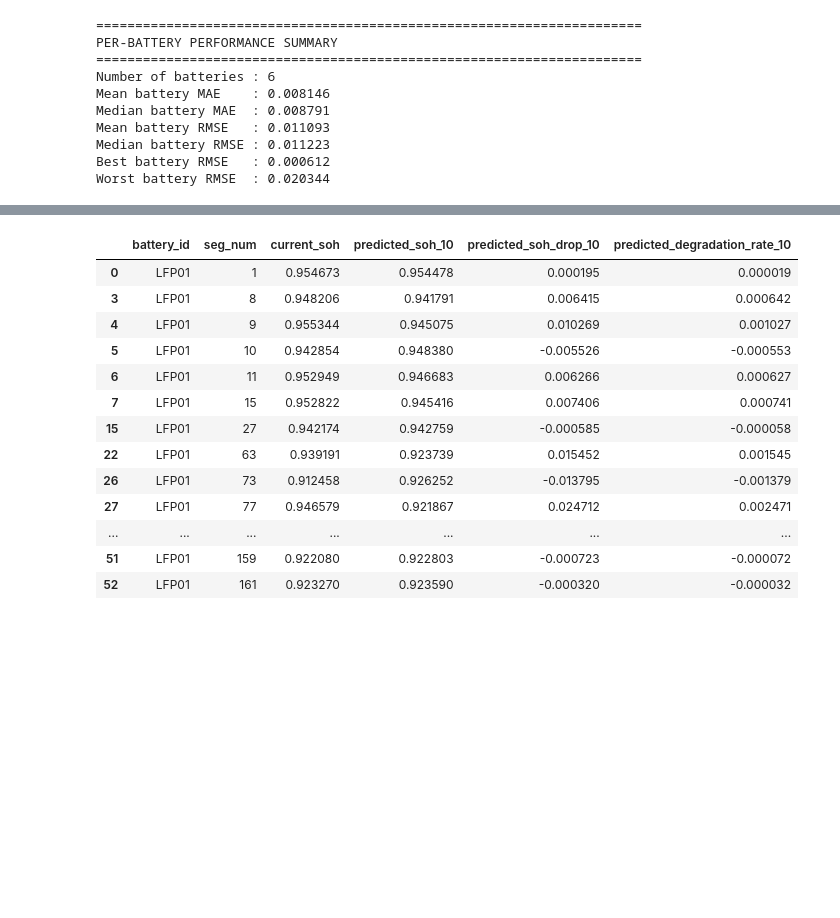
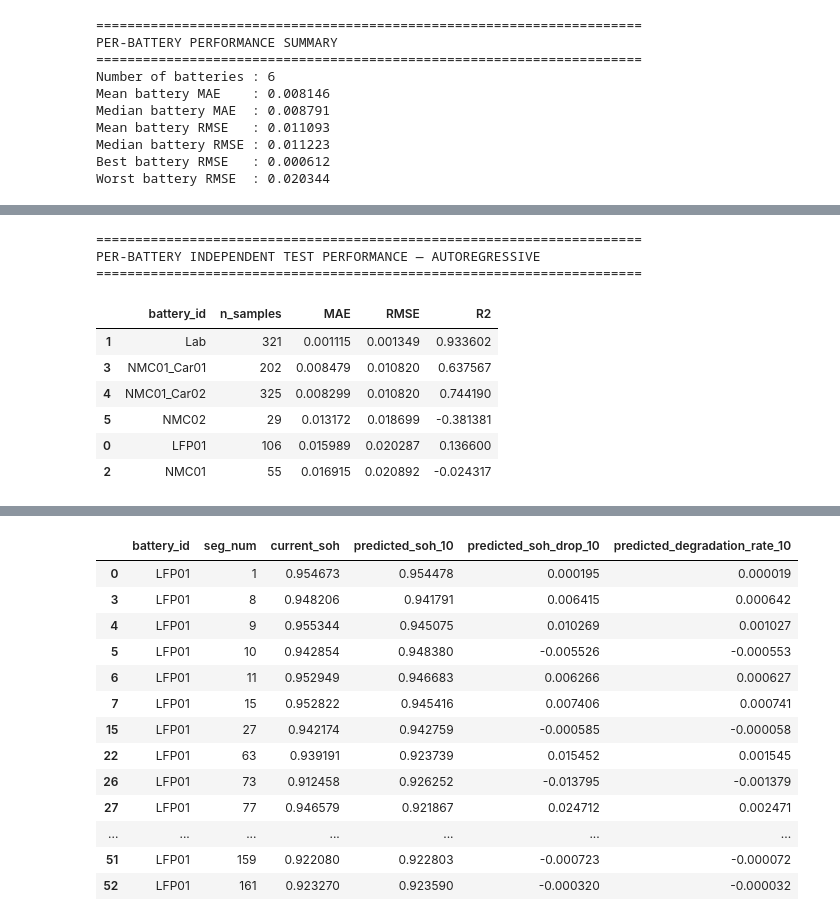
Before and after one commit to saravanapriyaa21/sparkEV, a Jupyter notebook: notebooks/module3_battery_health/01_soh_forecasting_and_degradation_risk.ipynb, the cells around one changed output, grey strips where cells are left out. Saved outputs shown, nothing was run; the diff lists cells and outputs as text; code cells hidden in the pictures; blank space fills up the shorter version.

```diff
--- a/notebooks/module3_battery_health/01_soh_forecasting_and_degradation_risk.ipynb
+++ b/notebooks/module3_battery_health/01_soh_forecasting_and_degradation_risk.ipynb
@@ -3375,0 +3679,40 @@ Worst battery RMSE  : 0.020344
+# %%
+# Per-battery autoregressive results on the independent test set
+
+ar_battery_metrics = []
+
+for battery_id, group in ar_ind_df.groupby('battery_id'):
+
+    ar_battery_metrics.append({
+        'battery_id': battery_id,
+        'n_samples': len(group),
+        'MAE': mean_absolute_error(
+            group['actual_soh_10'], group['predicted_soh_10']
+        ),
+        'RMSE': np.sqrt(mean_squared_error(
+            group['actual_soh_10'], group['predicted_soh_10']
+        )),
+        'R2': r2_score(
+            group['actual_soh_10'], group['predicted_soh_10']
+        ) if len(group) >= 2 else np.nan
+    })
+
+ar_battery_metrics_df = pd.DataFrame(
+    ar_battery_metrics
+).sort_values('RMSE')
+
+print("=" * 70)
+print("PER-BATTERY INDEPENDENT TEST PERFORMANCE — AUTOREGRESSIVE")
+print("=" * 70)
+display(ar_battery_metrics_df)
+# %% [output]
+======================================================================
+PER-BATTERY INDEPENDENT TEST PERFORMANCE — AUTOREGRESSIVE
+======================================================================
+|  | battery_id | n_samples | MAE | RMSE | R2 |
+| 1 | Lab | 321 | 0.001115 | 0.001349 | 0.933602 |
+| 3 | NMC01_Car01 | 202 | 0.008479 | 0.010820 | 0.637567 |
+| 4 | NMC01_Car02 | 325 | 0.008299 | 0.010820 | 0.744190 |
+| 5 | NMC02 | 29 | 0.013172 | 0.018699 | -0.381381 |
+| 0 | LFP01 | 106 | 0.015989 | 0.020287 | 0.136600 |
+| 2 | NMC01 | 55 | 0.016915 | 0.020892 | -0.024317 |
```
Also changed, not shown: parts of 53 cells of this notebook, 16 other files.
